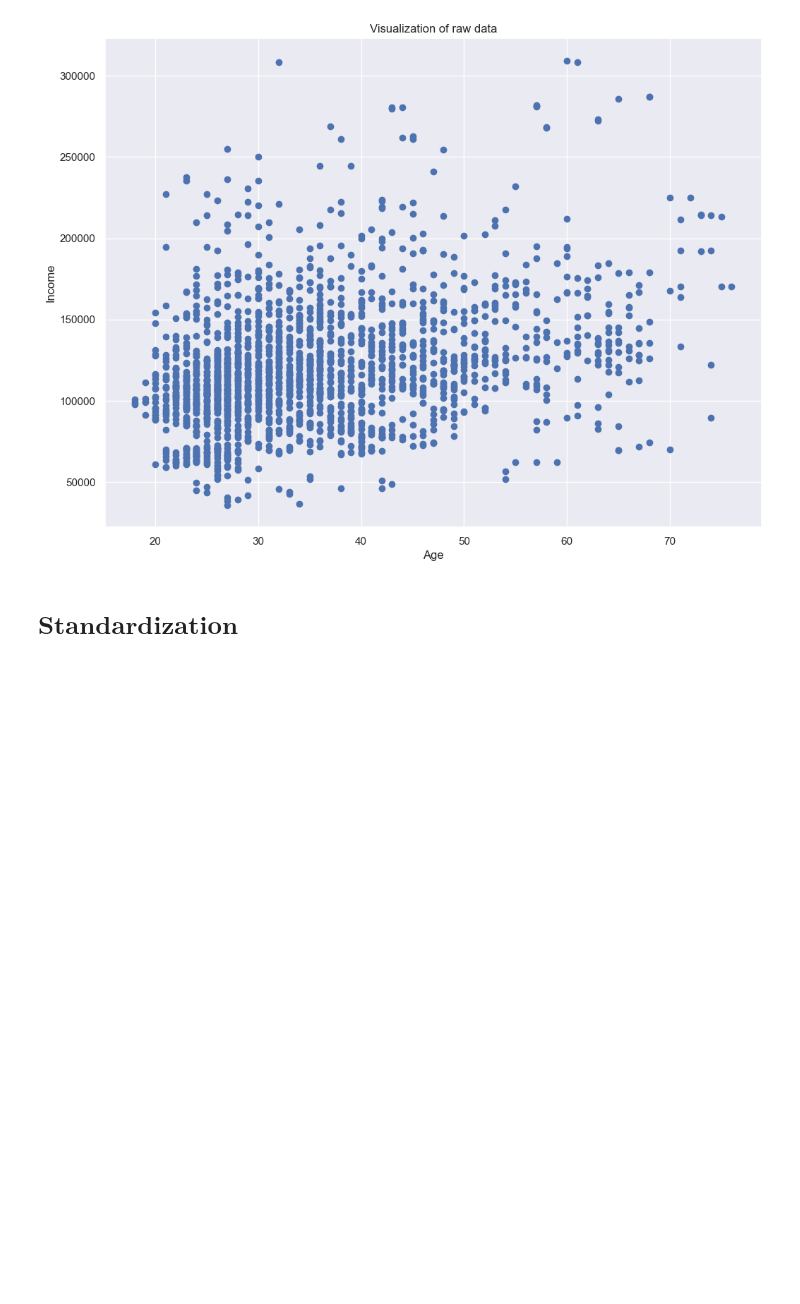
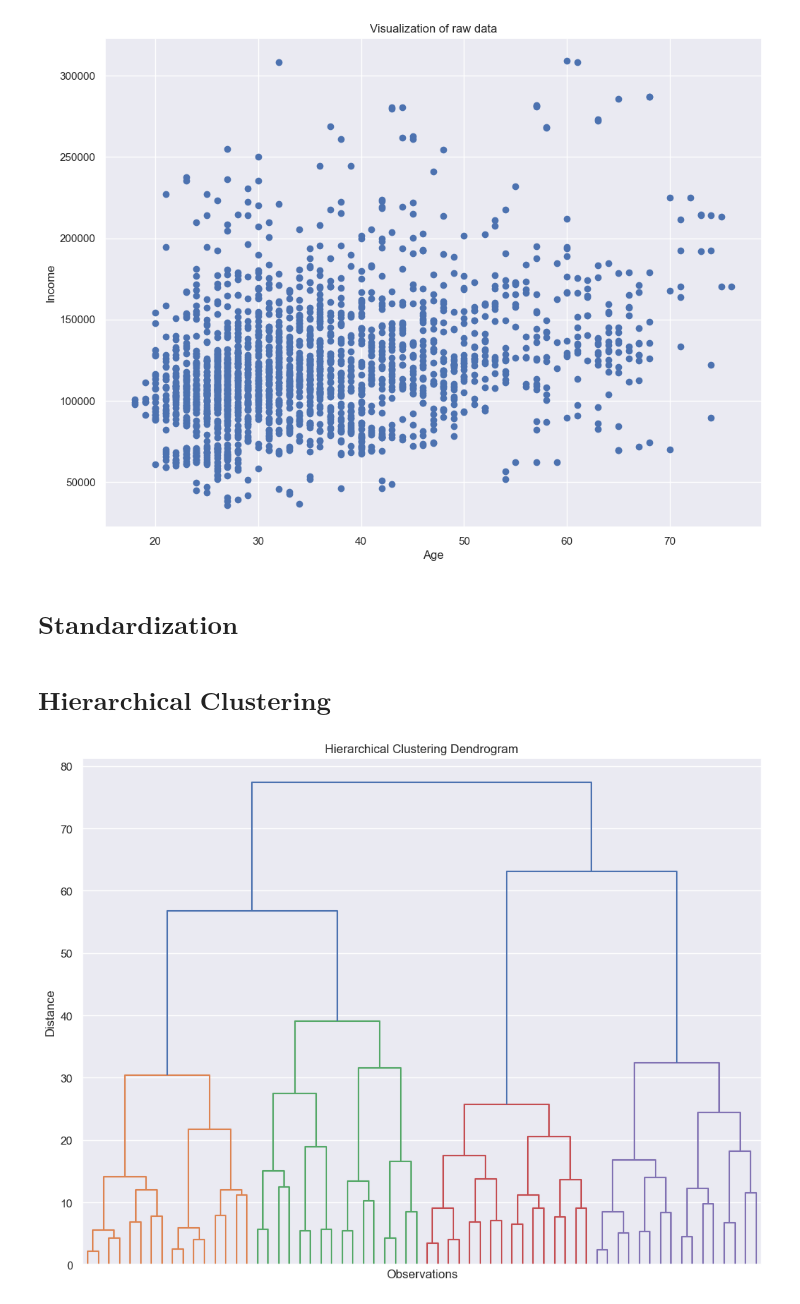
Before and after one commit to yaseminerguezel/customer-analytics-project1, a Jupyter notebook: customer-analytics-segmentatiom.ipynb, the cells around one changed output. Drawn from its saved outputs; the diff is of its cells as text; code cells hidden in the pictures; blank space fills up the shorter version.

Commit message:
hierarchical clustering

```diff
--- a/customer-analytics-segmentatiom.ipynb
+++ b/customer-analytics-segmentatiom.ipynb
@@ -84,3 +85,23 @@ Text(0.5, 1.0, 'Visualization of raw data')
 # This is what is also refered to as bias.
 scaler = StandardScaler()
 segmentation_std = scaler.fit_transform(df_segmentation)
+# %% [markdown]
+## ${\textbf{Hierarchical Clustering}}$
+# %%
+hier_clust = linkage(segmentation_std, method = 'ward')
+# %%
+# We plot the results from the Hierarchical Clustering using a Dendrogram.
+# We truncate the dendrogram for better readability. The level p shows only the last p merged clusters
+# We also omit showing the labels for each point.
+plt.figure(figsize = (12,9))
+plt.title('Hierarchical Clustering Dendrogram')
+plt.xlabel('Observations')
+plt.ylabel('Distance')
+dendrogram(hier_clust,
+           truncate_mode = 'level',
+           p = 5,
+           show_leaf_counts = False,
+           no_labels = True)
+plt.show()
+# %% [output]
+[figure, added]
```
Also changed, not shown: parts of 2 cells of this notebook.
